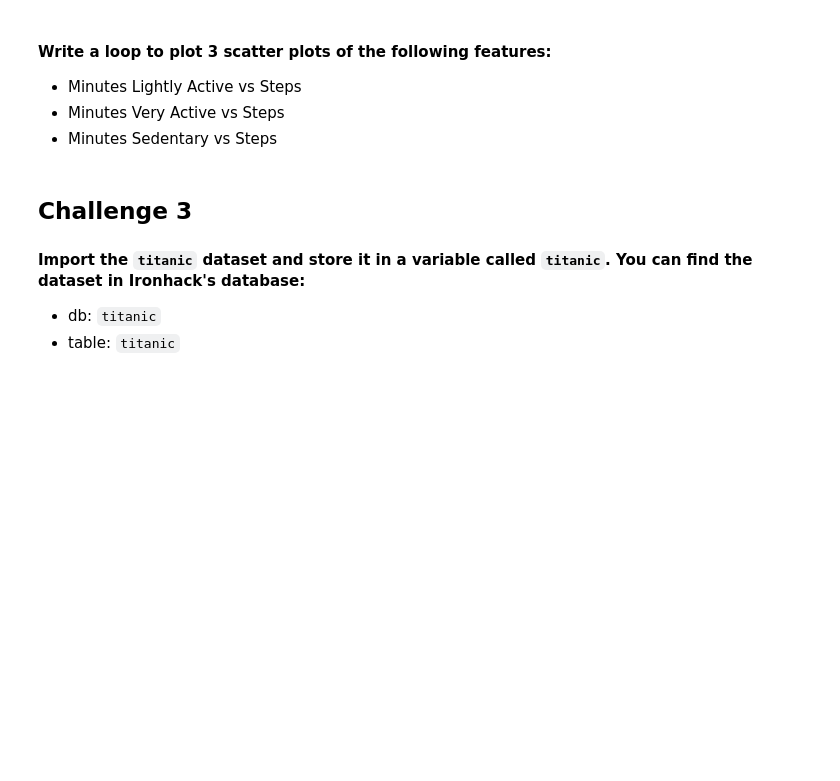
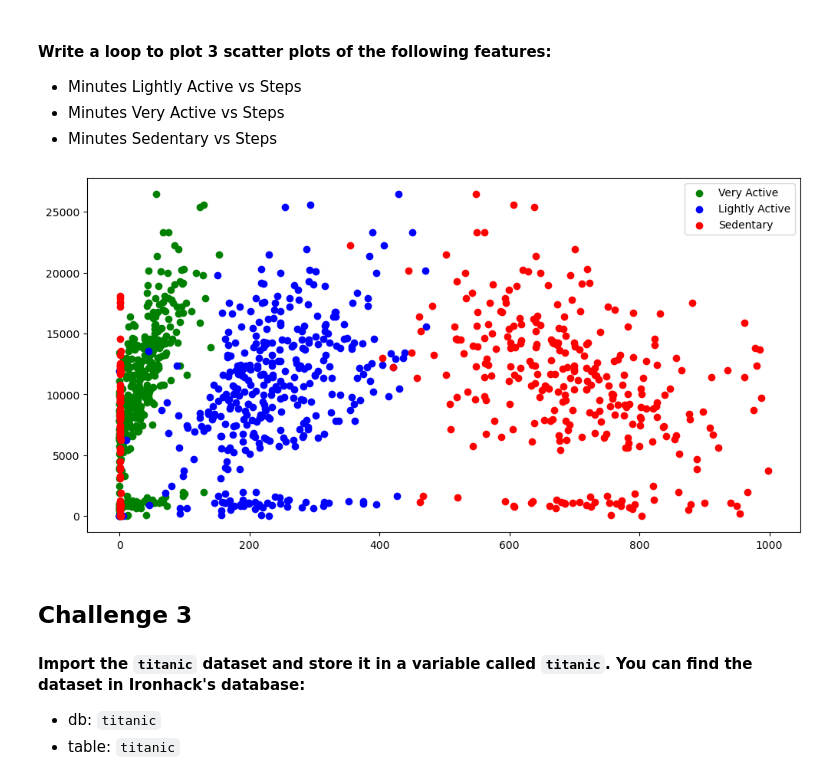
Before and after one commit to Ismael-San/DAFT_0410, a Jupyter notebook: module_2/Lab_1_Matplotlib-and-Seaborn/main.ipynb, the cells around one changed output. Saved outputs shown, nothing was run; the diff lists cells and outputs as text; code cells hidden in the pictures; blank space fills up the shorter version.

```diff
--- a/module_2/Lab_1_Matplotlib-and-Seaborn/main.ipynb
+++ b/module_2/Lab_1_Matplotlib-and-Seaborn/main.ipynb
@@ -136,3 +161,13 @@ How the average number of steps change by month. Use the appropriate visualizati
+# %%
+# your code here
+fig, ax1 = plt.subplots(ncols=1, figsize=(12,6))
+ax1.scatter(fitbit2["Minutes Very Active"], fitbit2["Steps"] ,color='green',label='Very Active')
+ax1.scatter(fitbit2["Minutes Lightly Active"], fitbit2["Steps"] ,color='blue',label='Lightly Active')
+ax1.scatter(fitbit2["Minutes Sedentary"], fitbit2["Steps"] ,color='red',label='Sedentary')
+plt.legend()
+plt.show()
+# %% [output]
+[figure, added]
 # %% [markdown]
 ## Challenge 3
 
```
Also changed, not shown: parts of 6 cells of this notebook, 6 other files.
